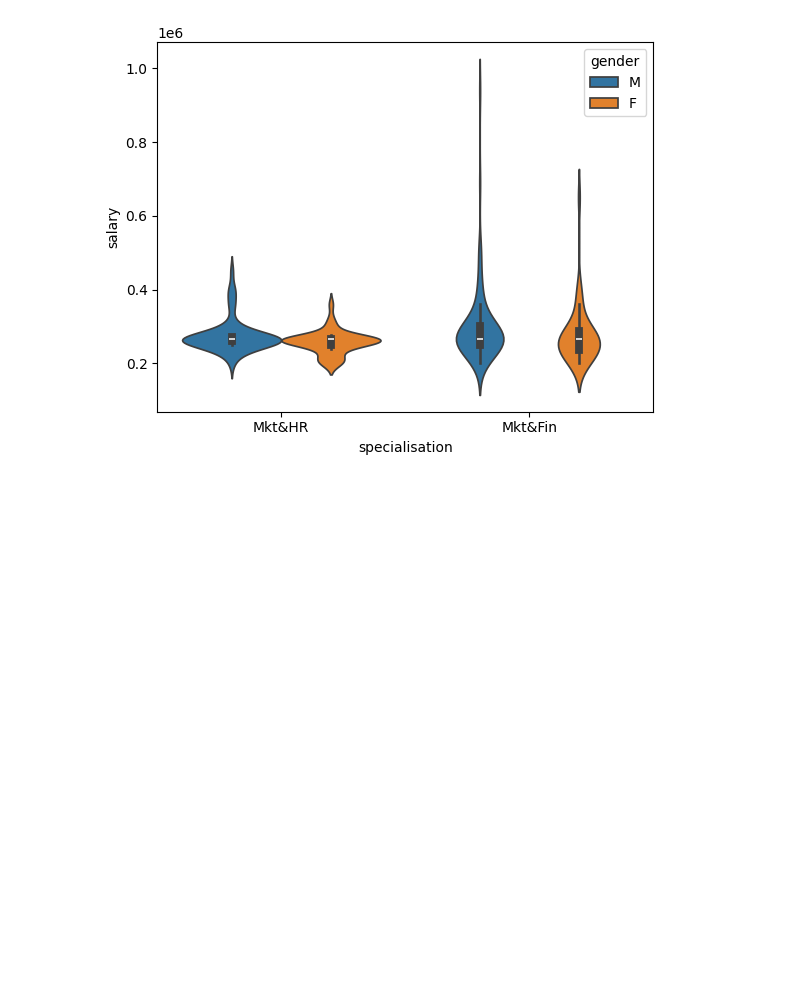
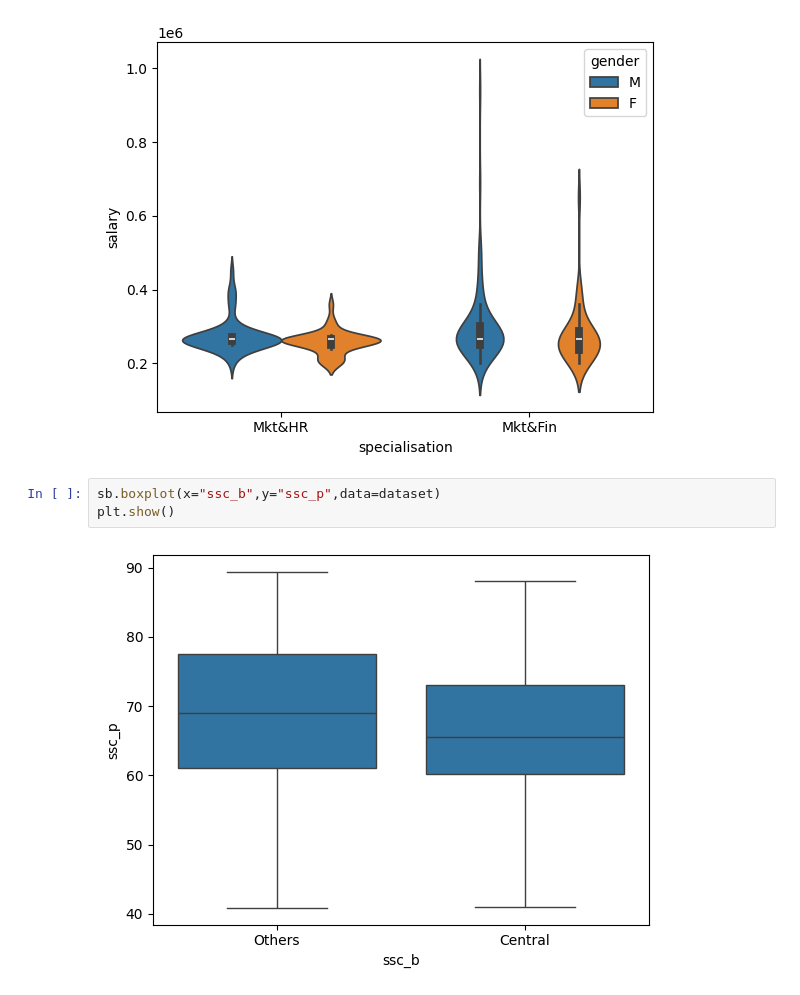
Before and after one commit to Dinesh0506/SEABORN_Practice1, a Jupyter notebook: Seaborn_Data_Visual.ipynb, the cells around one changed output. Drawn from its saved outputs; the diff is of its cells as text; blank space fills up the shorter version.

```diff
--- a/Seaborn_Data_Visual.ipynb
+++ b/Seaborn_Data_Visual.ipynb
@@ -113,3 +113,8 @@ sb.violinplot(x="specialisation",y="salary",data=dataset,hue="gender")
 plt.show()
 # %% [output]
 [figure]
+# %%
+sb.boxplot(x="ssc_b",y="ssc_p",data=dataset)
+plt.show()
+# %% [output]
+[figure, added]
```
Also changed, not shown: parts of 10 cells of this notebook.
